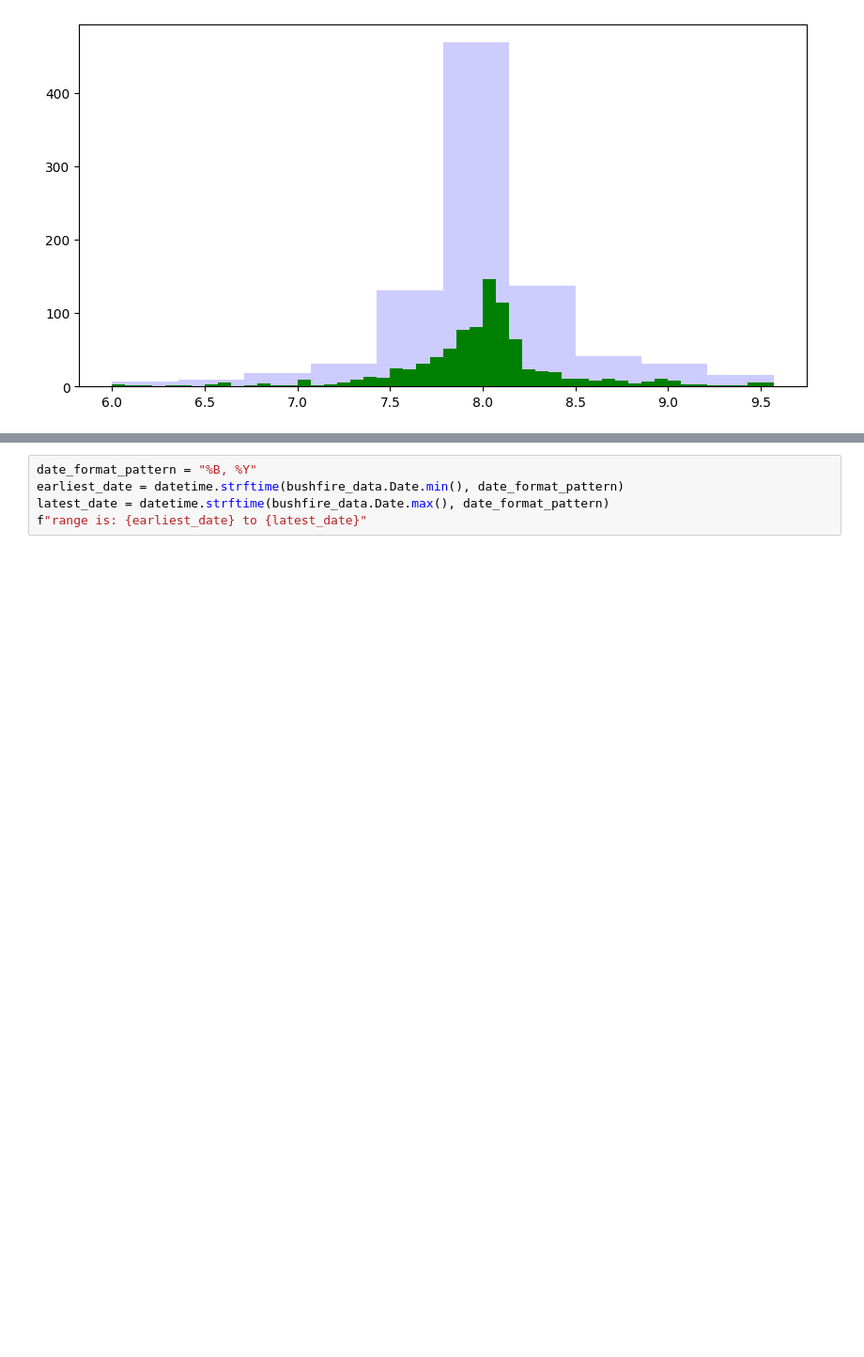
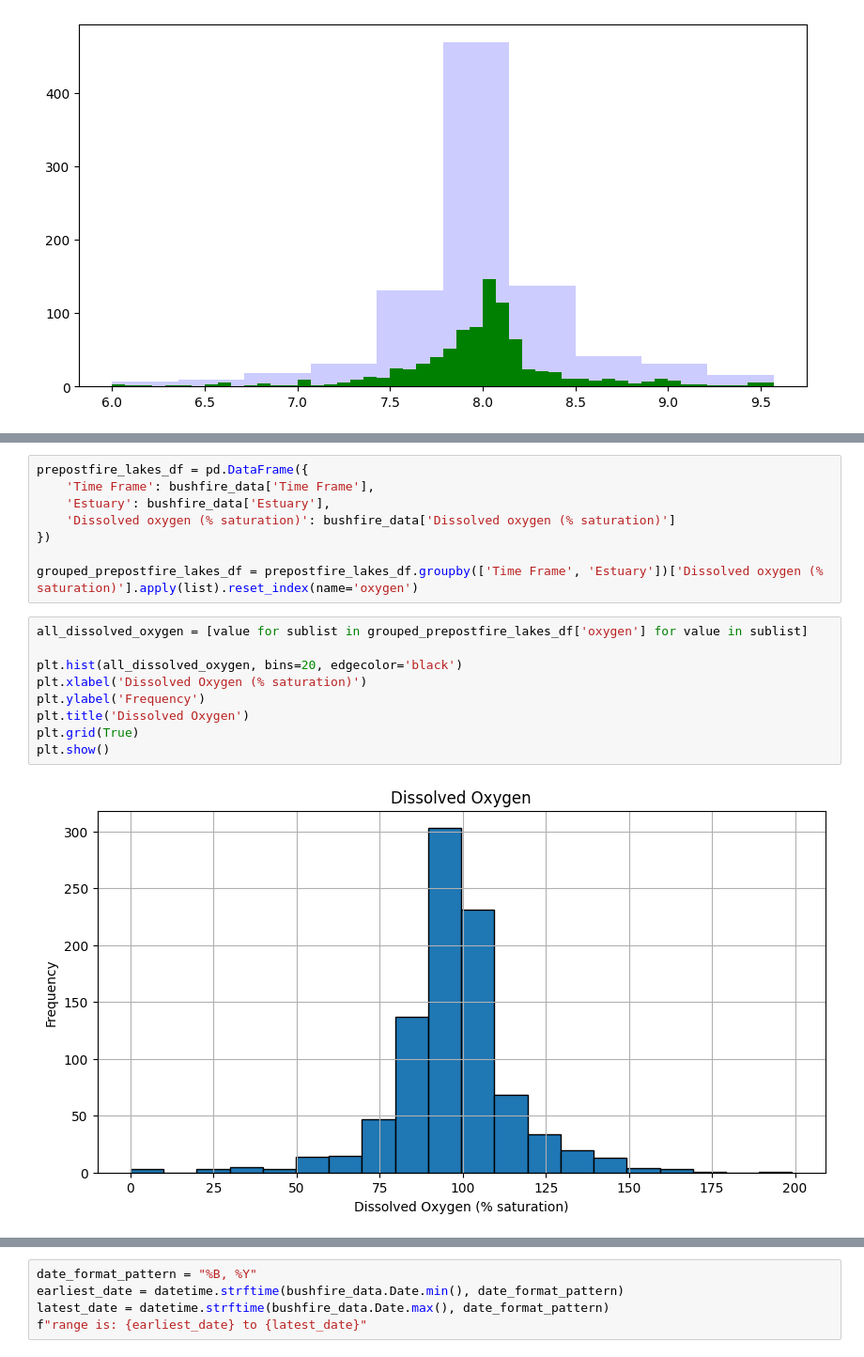
Before and after one commit to Aileenbeatrice/bushfire_data-, a Jupyter notebook: my_data_project.ipynb, the cells around one changed output, grey strips where cells are left out. Shown at 94% size. Drawn from its saved outputs; the diff is of its cells as text; blank space fills up the shorter version.

```diff
--- a/my_data_project.ipynb
+++ b/my_data_project.ipynb
@@ -156,0 +176,19 @@ plt.show()
+# %%
+prepostfire_lakes_df = pd.DataFrame({
+    'Time Frame': bushfire_data['Time Frame'],
+    'Estuary': bushfire_data['Estuary'],
+    'Dissolved oxygen (% saturation)': bushfire_data['Dissolved oxygen (% saturation)']
+})
+
+grouped_prepostfire_lakes_df = prepostfire_lakes_df.groupby(['Time Frame', 'Estuary'])['Dissolved oxygen (% saturation)'].apply(list).reset_index(name='oxygen')
+# %%
+all_dissolved_oxygen = [value for sublist in grouped_prepostfire_lakes_df['oxygen'] for value in sublist]
+
+plt.hist(all_dissolved_oxygen, bins=20, edgecolor='black')
+plt.xlabel('Dissolved Oxygen (% saturation)')
+plt.ylabel('Frequency')
+plt.title('Dissolved Oxygen')
+plt.grid(True)
+plt.show()
+# %% [output]
+[figure, added]
```
Also changed, not shown: parts of 19 cells of this notebook, 11 other files.
